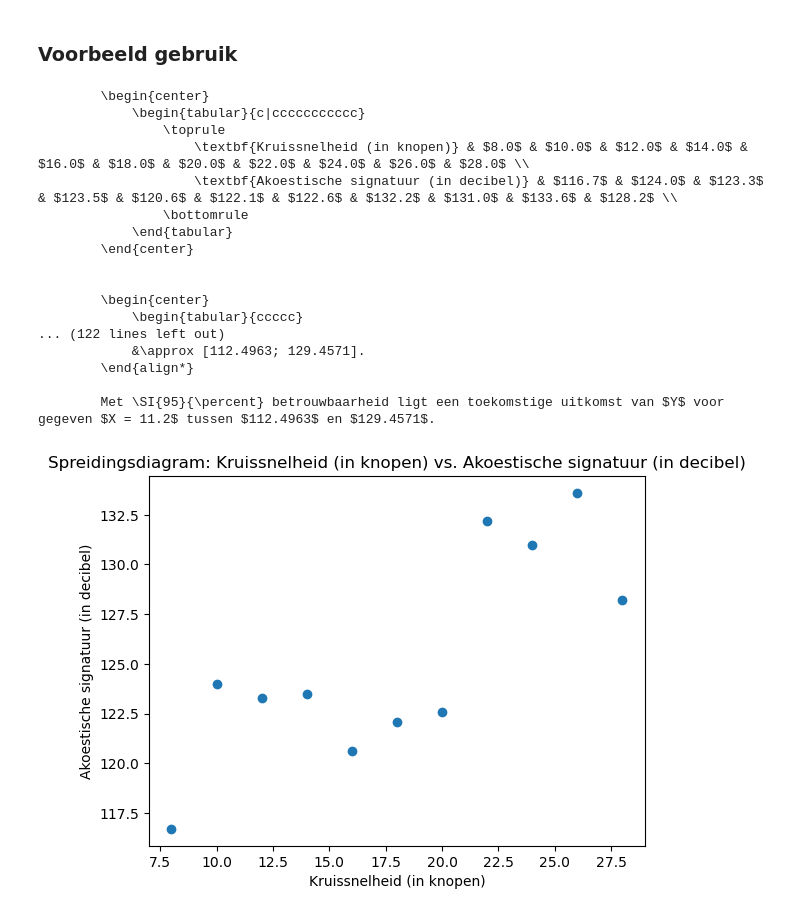
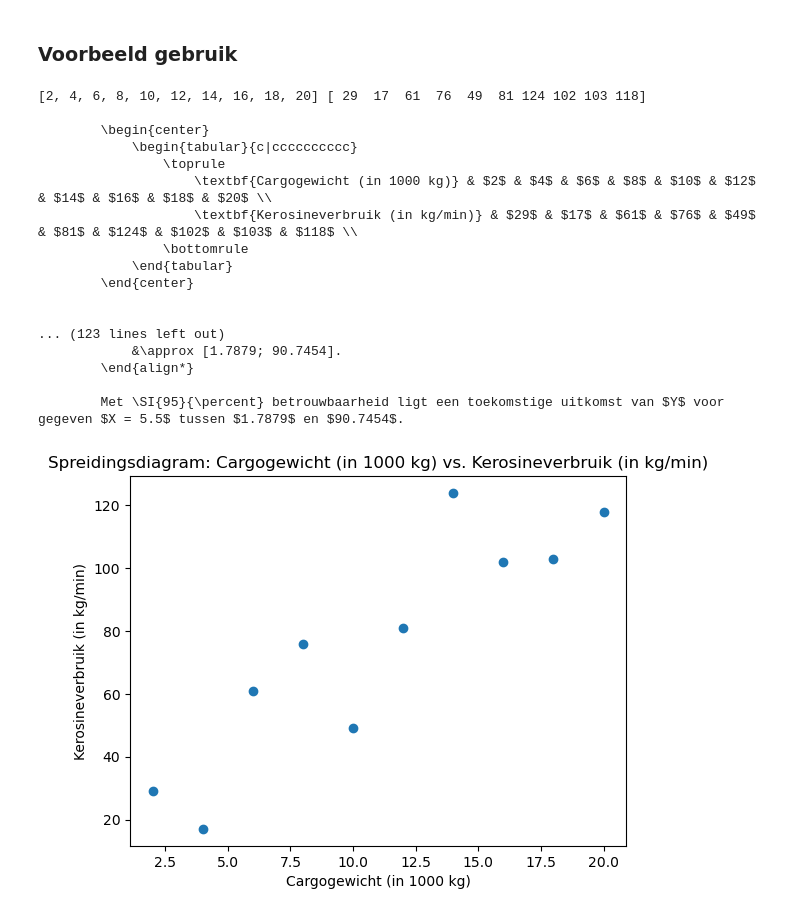
Before and after one commit to DBlom96/Statistiek, a Jupyter notebook: Python/statistics_utils/notebooks/correlation_and_regression.ipynb, the cells around one changed output. Saved outputs shown, nothing was run; the diff lists cells and outputs as text; code cells hidden in the pictures.

```diff
--- a/Python/statistics_utils/notebooks/correlation_and_regression.ipynb
+++ b/Python/statistics_utils/notebooks/correlation_and_regression.ipynb
@@ -199,7 +199,7 @@ def regression_confidence_interval(X, Y, beta_0, beta_1, x0, confidence=0.95):
         Vervolgens kunnen we een puntschatting berekenen van de standaardafwijking van de verwachtingswaarde van $Y$ voor gegeven $X = x_0$:
         \\begin{{align*}}
         s_{{\\mu}}  &= s_{{\\varepsilon}} \\cdot \\sqrt{{ \\frac{{1}}{{n}} \\cdot \\left( 1 + \\frac{{(x_0 - \\overline{{x}})^2}}{{\\overline{{x^2}} - \\overline{{x}}^2}} \\right) }} \\\\
-                    &= {sample_std_error} \\cdot \\sqrt{{ \\frac{{1}}{{{n}}} \\cdot \\left( 1 + \\frac{{({pretty_print(x0)} - {pretty_print(mean_X)})^2}}{{{pretty_print(mean_X2)} - {pretty_print(mean_X)}^2}} \\right) }} \\\\
+                    &= {pretty_print(sample_std_error)} \\cdot \\sqrt{{ \\frac{{1}}{{{n}}} \\cdot \\left( 1 + \\frac{{({pretty_print(x0)} - {pretty_print(mean_X)})^2}}{{{pretty_print(mean_X2)} - {pretty_print(mean_X)}^2}} \\right) }} \\\\
                     &\\approx {pretty_print(sample_std_mean)}.
         \\end{{align*}}
 
@@ -398,17 +398,15 @@ def plot_linear_regression(
 ### Voorbeeld gebruik
 # %%
 np.random.seed(42)  # Zet de seed
-X = [8.0, 10.0, 12.0, 14.0, 16.0, 18.0, 20.0, 22.0, 24.0, 26.0, 28.0]
-            # + np.random.normal(loc=0, scale=40, size=len(Y))# oefeningstijd (min)
-Y = [116.7, 124. , 123.3, 123.5, 120.6, 122.1, 122.6, 132.2, 131. ,
-       133.6, 128.2]
+X = [x // 1000 for x in [2000, 4000, 6000, 8000, 10000, 12000, 14000, 16000, 18000, 20000]]
+Y = np.array([int(x/6) for x in [115, 120, 288, 265, 324, 517, 547, 518, 680, 640] + np.random.normal(loc=0, scale=127, size=10)])
 # X = [80, 81, 80, 70, 72, 69, 65, 74, 80]  # F-16
 # Y = [80, 74, 73, 72, 78, 75, 70, 74, 69]  # F-35
-
-X_pred = 11.2
+print(X, Y)
+X_pred = 5.5
 labels = {
-    "X": "Kruissnelheid (in knopen)",
-    "Y": "Akoestische signatuur (in decibel)"
+    "X": "Cargogewicht (in 1000 kg)",
+    "Y": "Kerosineverbruik (in kg/min)"
 }
 
 # Generate LaTeX table for the question itself (horizontal)
@@ -419,49 +417,48 @@ print(latex_table)
 plot_linear_regression(X, Y, labels, x_0 = X_pred, \
                            plot_least_squares=False, plot_regression_line=False, \
                            plot_point_estimate=False, plot_prediction_interval=False,\
-                           filename=FIGURE_PATH + "test.png")
+                           filename=FIGURE_PATH + "exam20260519_regression.png")
 
 # Generate LaTeX table for computing the regression line and the correlation coefficient
 regression_table = generate_latex_table_regression(X, Y)
 print(regression_table)
 
 regression_coefficients, a, b = regression_coefficients_latex(X, Y)
 print(regression_coefficients)
 
 Y_pred = a + b * X_pred
 print(f"Voorspelde waarde voor $Y$ bij $X = {X_pred}$ is gelijk aan {Y_pred}")
 
 pearson = pearson_correlation_latex(X, Y)
 print(pearson)
 
 spearman = spearman_correlation_latex(X, Y)
 print(spearman)
 
 # Confidence interval for the mean given x0
-x0 = 11.2
 alpha = 0.05
 
-confidence_interval, y_pred, ci = regression_confidence_interval(X, Y, a, b, x0, confidence=1-alpha)
+confidence_interval, y_pred, ci = regression_confidence_interval(X, Y, a, b, X_pred, confidence=1-alpha)
 print(confidence_interval)
 
-prediction_interval, y_pred, pi = regression_prediction_interval(X, Y, a, b, x0, confidence=1-alpha)
+prediction_interval, y_pred, pi = regression_prediction_interval(X, Y, a, b, X_pred, confidence=1-alpha)
 print(prediction_interval)
 # %% [output]
+[2, 4, 6, 8, 10, 12, 14, 16, 18, 20] [ 29  17  61  76  49  81 124 102 103 118]
+
         \begin{center}
-            \begin{tabular}{c|ccccccccccc}
+            \begin{tabular}{c|cccccccccc}
                 \toprule
-                    \textbf{Kruissnelheid (in knopen)} & $8.0$ & $10.0$ & $12.0$ & $14.0$ & $16.0$ & $18.0$ & $20.0$ & $22.0$ & $24.0$ & $26.0$ & $28.0$ \\
-                    \textbf{Akoestische signatuur (in decibel)} & $116.7$ & $124.0$ & $123.3$ & $123.5$ & $120.6$ & $122.1$ & $122.6$ & $132.2$ & $131.0$ & $133.6$ & $128.2$ \\
+                    \textbf{Cargogewicht (in 1000 kg)} & $2$ & $4$ & $6$ & $8$ & $10$ & $12$ & $14$ & $16$ & $18$ & $20$ \\
+                    \textbf{Kerosineverbruik (in kg/min)} & $29$ & $17$ & $61$ & $76$ & $49$ & $81$ & $124$ & $102$ & $103$ & $118$ \\
                 \bottomrule
             \end{tabular}
         \end{center}
 
 
-        \begin{center}
-            \begin{tabular}{ccccc}
-... (122 lines left out)
-            &\approx [112.4963; 129.4571].
+... (123 lines left out)
+            &\approx [1.7879; 90.7454].
         \end{align*}
 
-        Met \SI{95}{\percent} betrouwbaarheid ligt een toekomstige uitkomst van $Y$ voor gegeven $X = 11.2$ tussen $112.4963$ en $129.4571$.
+        Met \SI{95}{\percent} betrouwbaarheid ligt een toekomstige uitkomst van $Y$ voor gegeven $X = 5.5$ tussen $1.7879$ en $90.7454$.
-[figure, old version]
+[figure, new version]
```
Also changed, not shown: 25 other files.
